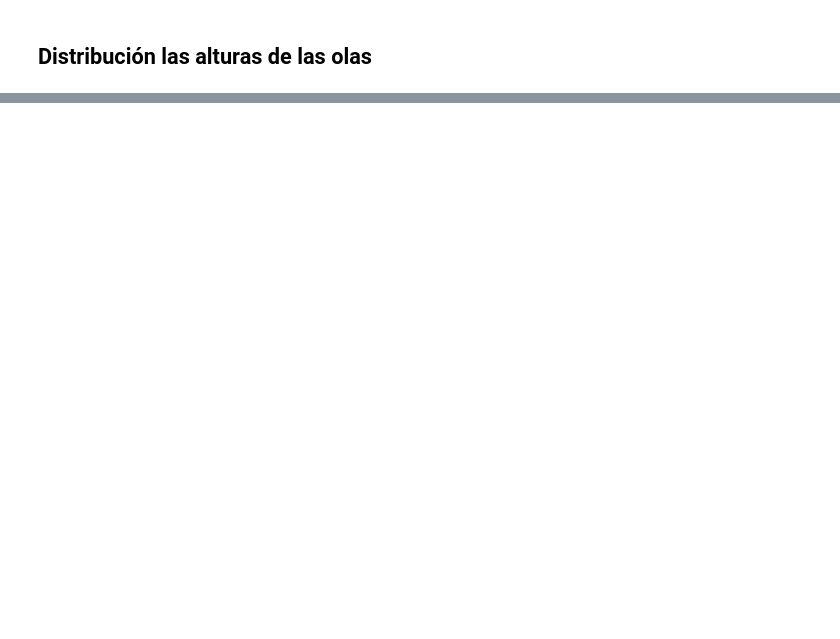
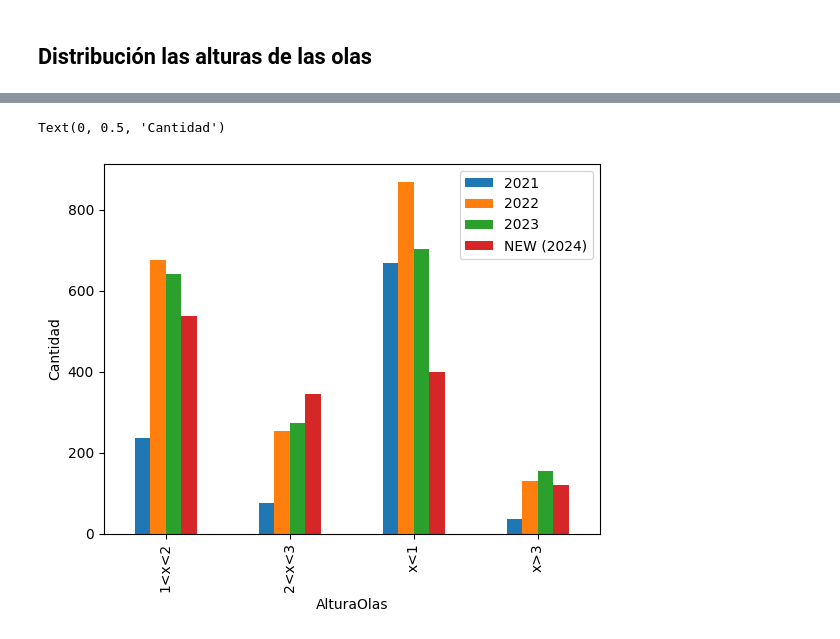
Before and after one commit to MarioBaldocchi/PD, a Jupyter notebook: forecasts/monitorizacion.ipynb, the cells around one changed output, grey strips where cells are left out. Saved outputs shown, nothing was run; the diff lists cells and outputs as text; code cells hidden in the pictures; blank space fills up the shorter version.

```diff
--- a/forecasts/monitorizacion.ipynb
+++ b/forecasts/monitorizacion.ipynb
@@ -174 +208,5 @@ def class_ola(ola):
+# %%
+segmentos_train_2021 = df_train[df_train.anio == 2021].AlturaOlas.map(class_ola)
+segmentos_train_2022 = df_train[df_train.anio == 2022].AlturaOlas.map(class_ola)
+segmentos_train_2023 = df_train[df_train.anio == 2023].AlturaOlas.map(class_ola)
 # %%
@@ -181,0 +221,13 @@ En este caso las olas son de altura medianamente baja
+# %%
+df = pd.DataFrame({
+    '2021':  segmentos_train_2021.value_counts(),
+    '2022':  segmentos_train_2022.value_counts(),
+    '2023':  segmentos_train_2023.value_counts(),
+    'NEW (2024)': segmentos_new.value_counts()
+})
+
+df.plot(kind='bar', stacked=False)
+plt.ylabel('Cantidad')
+# %% [output]
+Text(0, 0.5, 'Cantidad')
+[figure, added]
```
Also changed, not shown: parts of 41 cells of this notebook.
